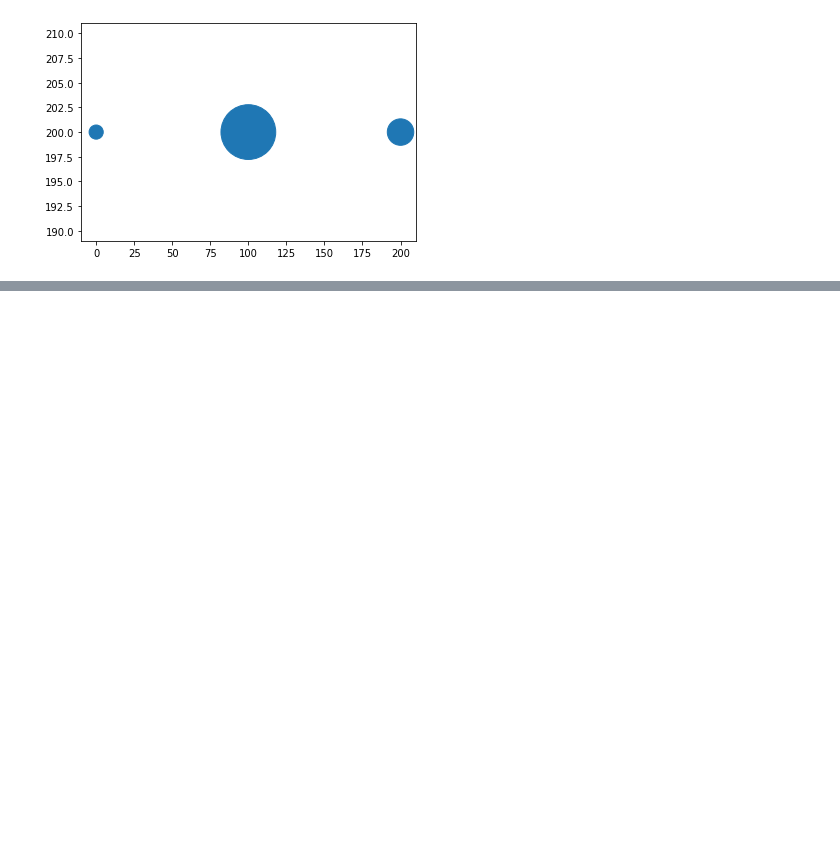
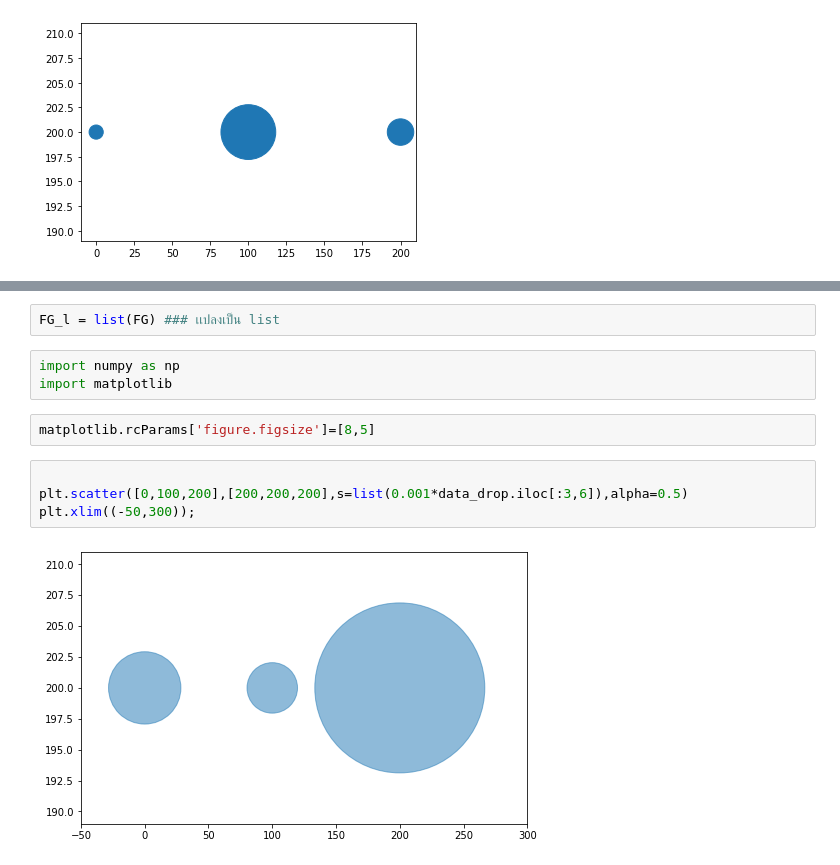
Before and after one commit to Watcharinkh/Data_viz, a Jupyter notebook: Visualize_Data_Distribution.ipynb, the cells around one changed output, grey strips where cells are left out. Cells and saved outputs as stored; diff of their text form; blank space fills up the shorter version.

```diff
--- a/Visualize_Data_Distribution.ipynb
+++ b/Visualize_Data_Distribution.ipynb
@@ -238,0 +239,13 @@ plt.ylabel('Private / public'); #ชื่อแกน Y
+# %%
+FG_l = list(FG) ### เเปลงเป็น list
+# %%
+import numpy as np
+import matplotlib
+# %%
+matplotlib.rcParams['figure.figsize']=[8,5]
+# %%
+
+plt.scatter([0,100,200],[200,200,200],s=list(0.001*data_drop.iloc[:3,6]),alpha=0.5)
+plt.xlim((-50,300));
+# %% [output]
+[figure, added]
```
Also changed, not shown: parts of 14 cells of this notebook.
